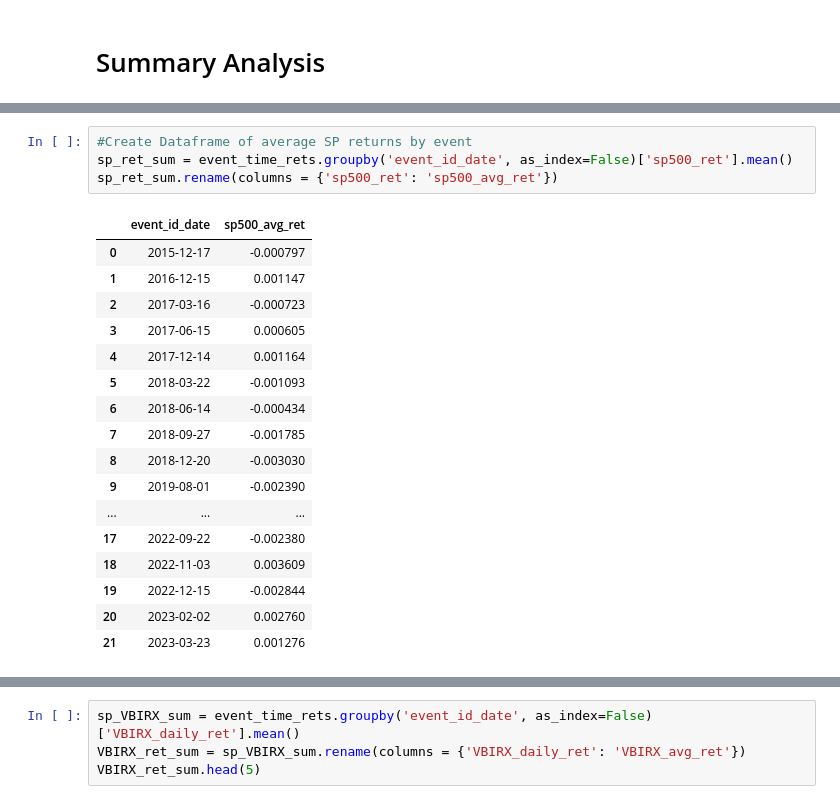
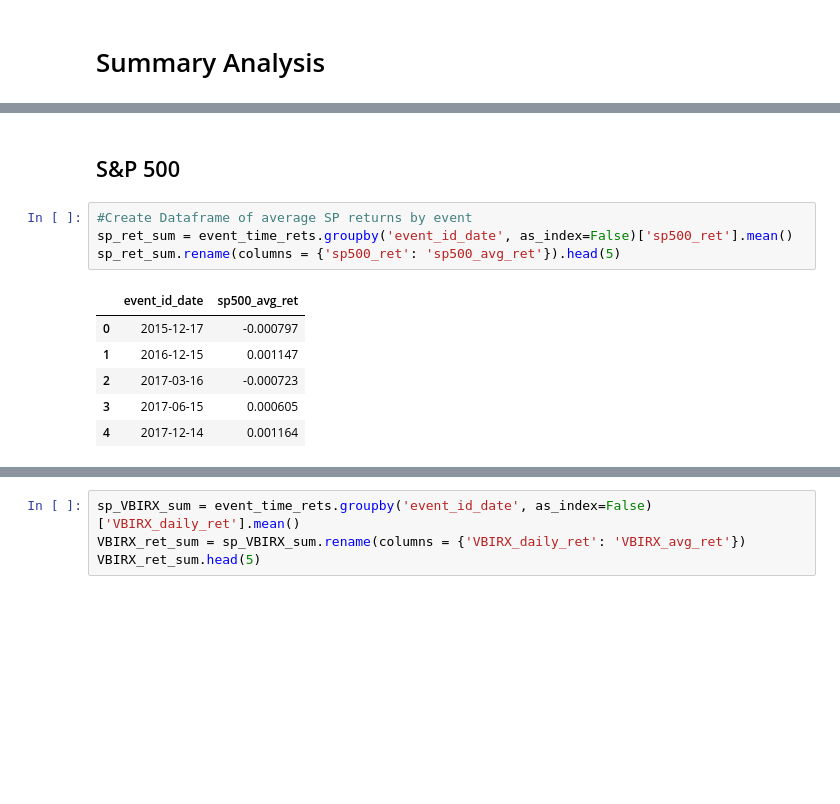
Before and after one commit to mab923/finalteamproject, a Jupyter notebook: Final_Project.ipynb, the cells around one changed output, grey strips where cells are left out. Saved outputs shown, nothing was run; the diff lists cells and outputs as text; blank space fills up the shorter version.

```diff
--- a/Final_Project.ipynb
+++ b/Final_Project.ipynb
@@ -428,23 +399,14 @@ fomc_rates
+# %% [markdown]
+## S&P 500
 # %%
 #Create Dataframe of average SP returns by event
 sp_ret_sum = event_time_rets.groupby('event_id_date', as_index=False)['sp500_ret'].mean()
-sp_ret_sum.rename(columns = {'sp500_ret': 'sp500_avg_ret'})
+sp_ret_sum.rename(columns = {'sp500_ret': 'sp500_avg_ret'}).head(5)
 # %% [output]
 |  | event_id_date | sp500_avg_ret |
 | 0 | 2015-12-17 | -0.000797 |
 | 1 | 2016-12-15 | 0.001147 |
 | 2 | 2017-03-16 | -0.000723 |
 | 3 | 2017-06-15 | 0.000605 |
 | 4 | 2017-12-14 | 0.001164 |
-| 5 | 2018-03-22 | -0.001093 |
-| 6 | 2018-06-14 | -0.000434 |
-| 7 | 2018-09-27 | -0.001785 |
-| 8 | 2018-12-20 | -0.003030 |
-| 9 | 2019-08-01 | -0.002390 |
-| ... | ... | ... |
-| 17 | 2022-09-22 | -0.002380 |
-| 18 | 2022-11-03 | 0.003609 |
-| 19 | 2022-12-15 | -0.002844 |
-| 20 | 2023-02-02 | 0.002760 |
-| 21 | 2023-03-23 | 0.001276 |
 # %%
```
Also changed, not shown: parts of 7 cells of this notebook.
